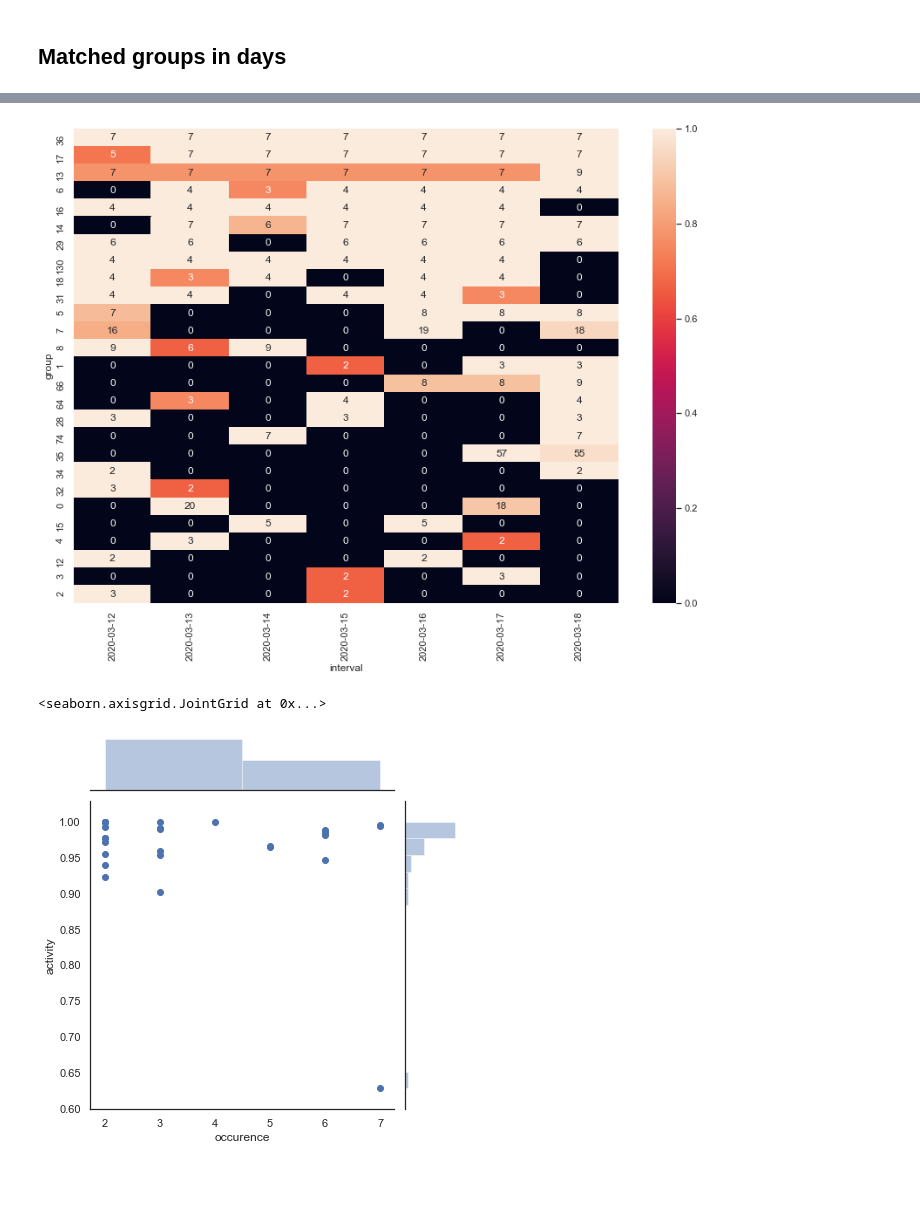
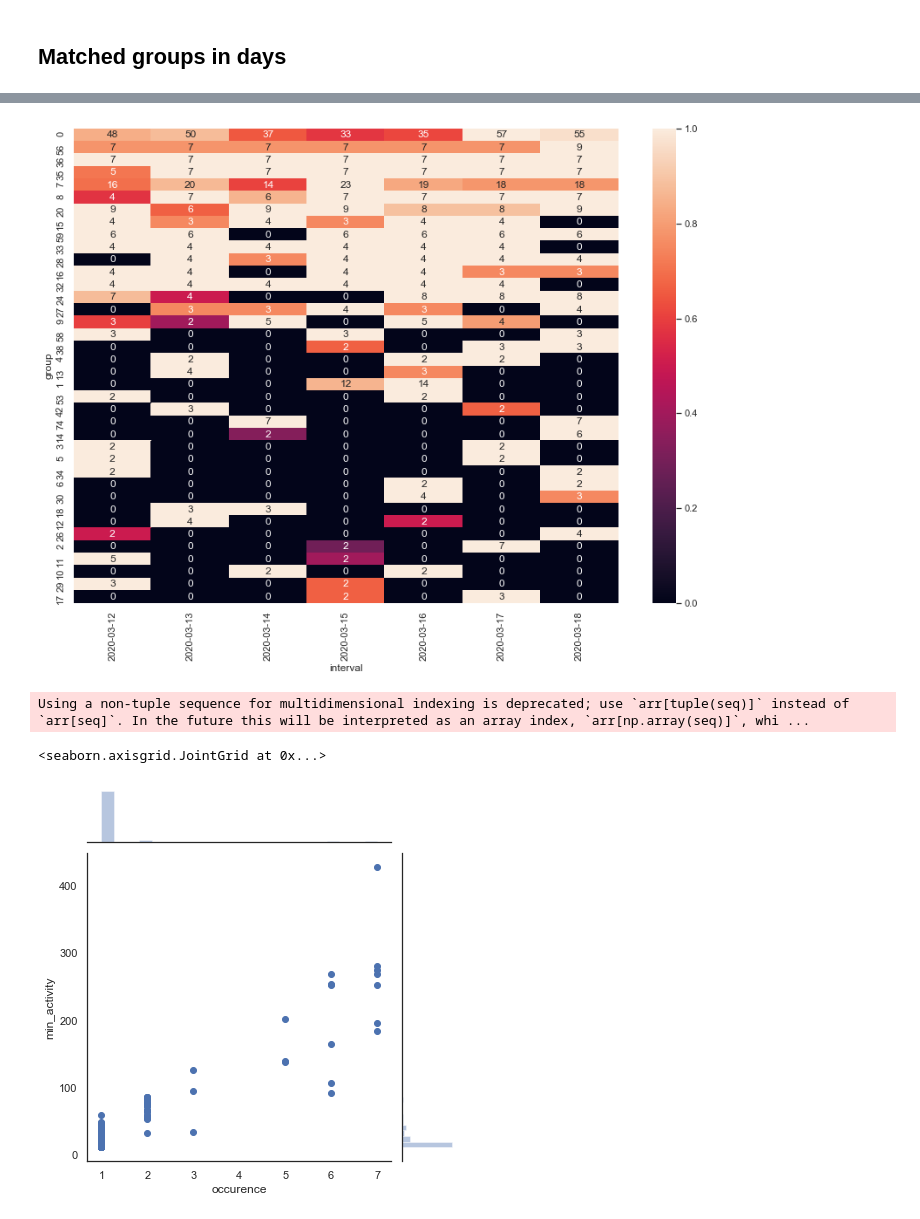
Before and after one commit to CESNET/SECT, a Jupyter notebook: notebooks/GroupTracker_Report.ipynb, the cells around one changed output, grey strips where cells are left out. Cells and saved outputs as stored; diff of their text form; code cells hidden in the pictures; blank space fills up the shorter version.

```diff
--- a/notebooks/GroupTracker_Report.ipynb
+++ b/notebooks/GroupTracker_Report.ipynb
@@ -55,6 +59,8 @@ data_loc='./data/groups/'
 
 analysis_date='2020-03-12_2020-03-18' #starts at beginning of day, ends at the end
 freq = '1D'
+
+occ_threshold = 2 #for vizualizations
 # %%
 dt_from, dt_to, dirname = utils.parse_analysis_date(analysis_date)
 
@@ -95,17 +97,18 @@ display(groups.loc[groups['occurence']>1, show_cols])
 # %%
 series = series.loc[groups.index, :]
 counts = series.applymap(len)
 
 plt.figure()
 counts_norm = (counts.T / counts.T.max()).T
-ax = sns.heatmap(data=counts_norm.loc[groups['occurence'] > 1, :], annot=counts.loc[groups['occurence'] > 1, :])
+ax = sns.heatmap(data=counts_norm.loc[groups['occurence'] >= occ_threshold, :], annot=counts.loc[groups['occurence'] >= occ_threshold, :])
 ax.set_xticklabels(series.columns.to_series().apply(datetime.date.isoformat));
 # %% [output]
-[figure, old version]
+[figure, new version]
 # %%
 # How does group quality relates to occurrence?
 
-sns.jointplot(data=groups.loc[groups['occurence'] > 1, :], x='occurence', y='activity', )
+sns.jointplot(data=groups.loc[groups['occurence'] > 0, :], x='occurence', y='min_activity' )
 # %% [output]
-<seaborn.axisgrid.JointGrid at 0x...>
+Using a non-tuple sequence for multidimensional indexing is deprecated; use `arr[tuple(seq)]` instead of `arr[seq]`. In the future this will be interpreted as an array index, `arr[np.array(seq)]`, whi ...
+<seaborn.axisgrid.JointGrid at 0x...>
-[figure, old version]
+[figure, new version]
```
Also changed, not shown: parts of 4 cells of this notebook, 8 other files.
